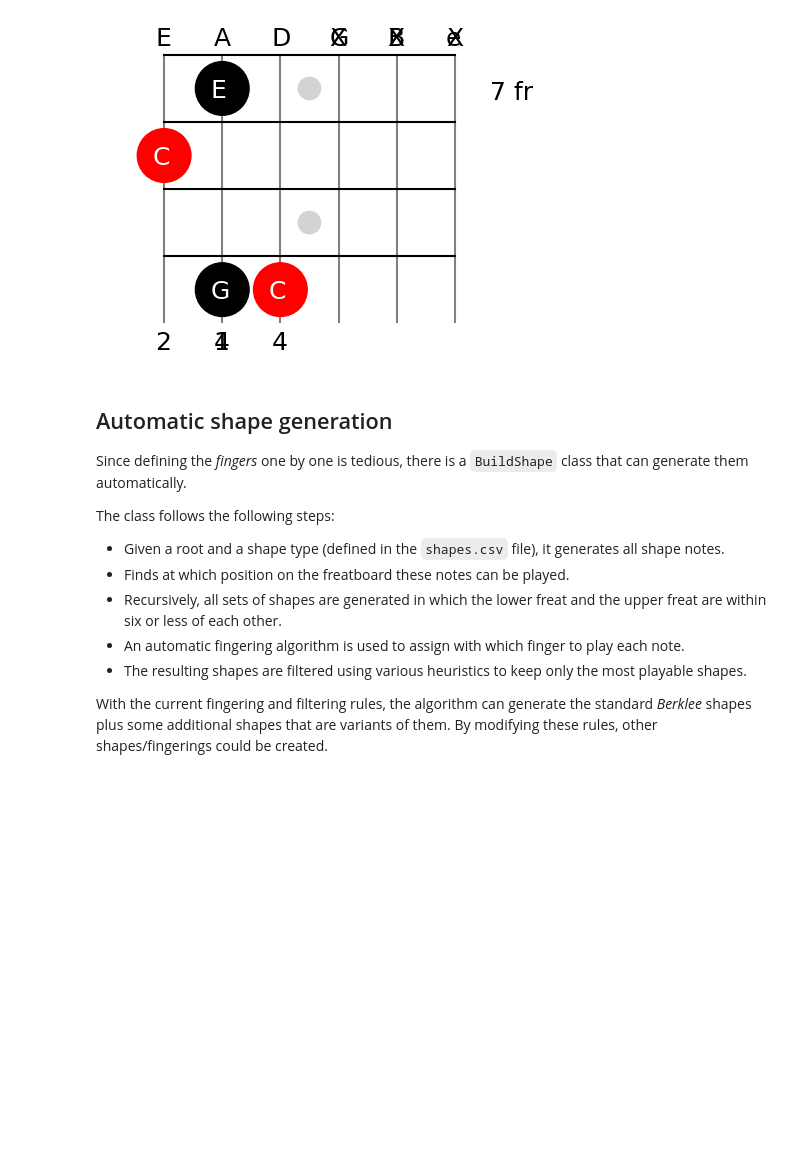
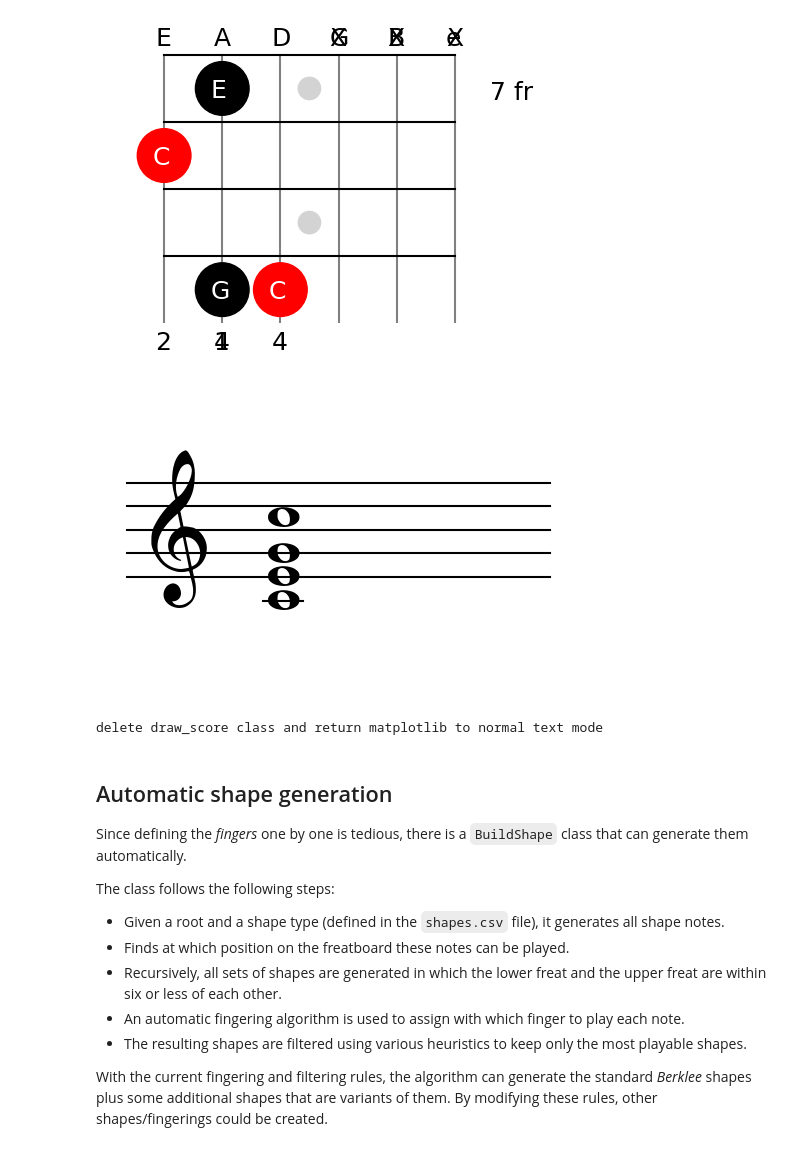
Before and after one commit to narcispr/PyFretboard, a Jupyter notebook: tutorial.ipynb, the cells around one changed output. Cells and saved outputs as stored; diff of their text form; code cells hidden in the pictures; blank space fills up the shorter version.

```diff
--- a/tutorial.ipynb
+++ b/tutorial.ipynb
@@ -19,6 +19,7 @@ f2 = Finger(pitch='E', function='3', string='A', freat=7, finger='1')
 f3 = Finger(pitch='G', function='5', string='A', freat=10, finger='4')
 f4 = Finger(pitch='C', function='1', string='D', freat=10, finger='4')
 c_shape = Shape([f1, f2, f3, f4])
+c_shape.type = PF.SHAPE_TYPE['STRUM']
 
 # Draw diagram showing harmonic function
 draw = DrawShape()
@@ -35,6 +36,15 @@ draw_v.draw_vertical(c_shape, text=PF.TEXT_PITCH, show_string_names=True) # In v
 [figure]
 [figure]
 [figure]
+# %%
+from PyFreatboard.draw_score import DrawScore
+
+ds = DrawScore()
+ds.draw(c_shape)
+del ds
+# %% [output]
+[figure, added]
+delete draw_score class and return matplotlib to normal text mode
 # %% [markdown]
 ## Automatic shape generation
 
```
Also changed, not shown: parts of 1 cell of this notebook, 6 other files.
